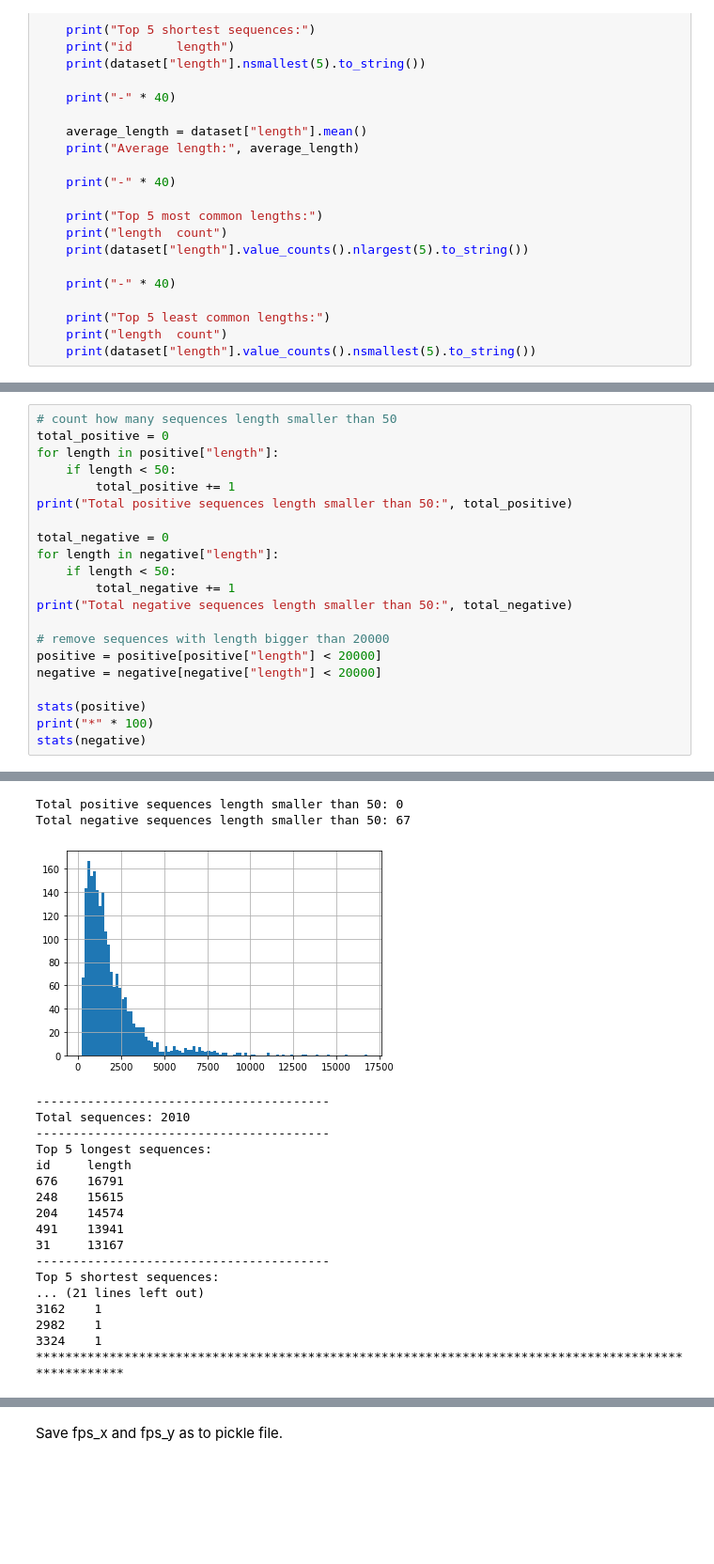
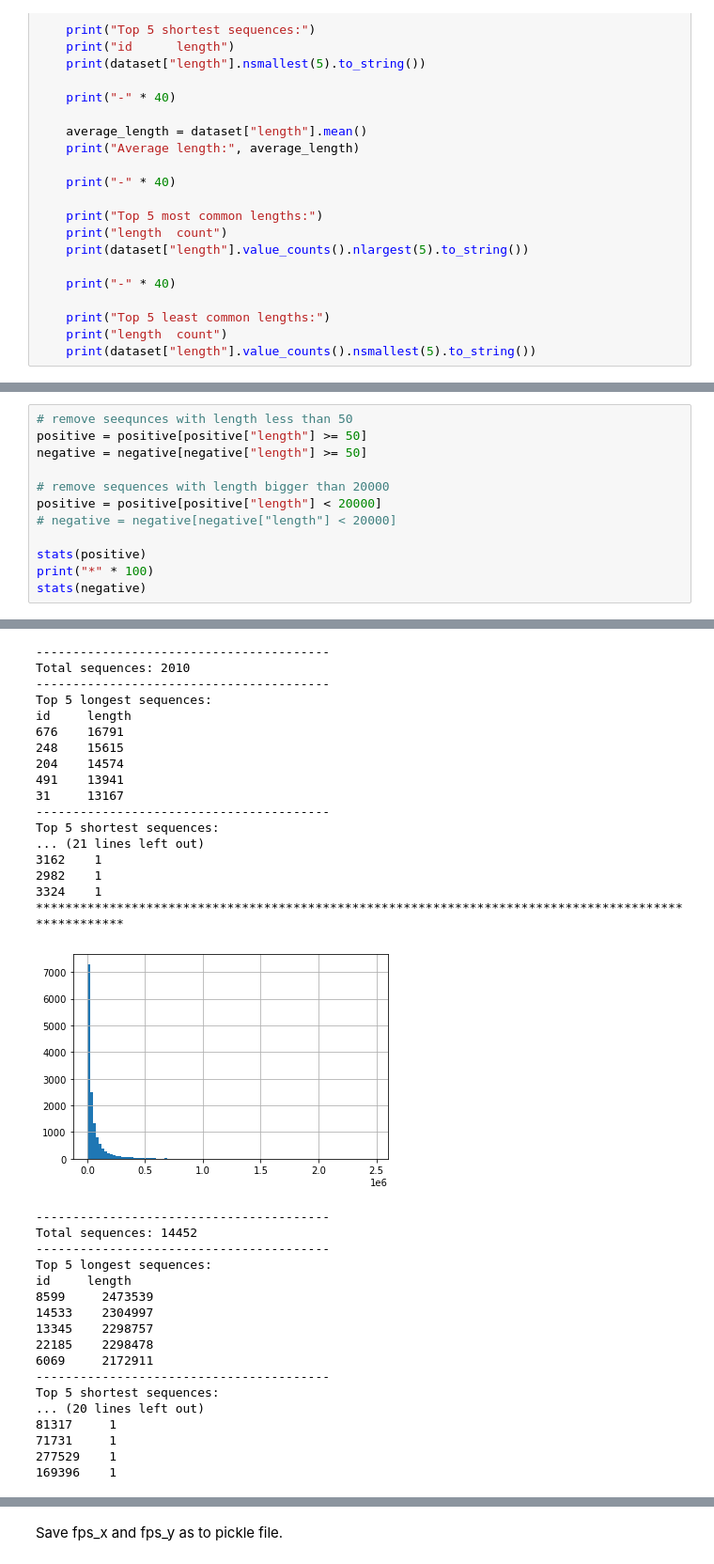
Before and after one commit to BioSystemsUM/propythia, a Jupyter notebook: src/propythia/DNA/deep_ml/DeepHE_stats.ipynb, the cells around one changed output, grey strips where cells are left out. Shown at 94% size. Cells and saved outputs as stored; diff of their text form; blank space fills up the shorter version.

```diff
--- a/src/propythia/DNA/deep_ml/DeepHE_stats.ipynb
+++ b/src/propythia/DNA/deep_ml/DeepHE_stats.ipynb
@@ -100,20 +128,11 @@ Top 5 shortest sequences:
 # %%
-# count how many sequences length smaller than 50
-total_positive = 0
-for length in positive["length"]:
-    if length < 50:
-        total_positive += 1
-print("Total positive sequences length smaller than 50:", total_positive)
-
-total_negative = 0
-for length in negative["length"]:
-    if length < 50:
-        total_negative += 1
-print("Total negative sequences length smaller than 50:", total_negative)
+# remove seequnces with length less than 50
+positive = positive[positive["length"] >= 50]
+negative = negative[negative["length"] >= 50]
 
 # remove sequences with length bigger than 20000
 positive = positive[positive["length"] < 20000]
-negative = negative[negative["length"] < 20000]
+# negative = negative[negative["length"] < 20000]
 
 stats(positive)
 print("*" * 100)
@@ -122,20 +142,35 @@ stats(negative)
-Total positive sequences length smaller than 50: 0
-Total negative sequences length smaller than 50: 67
+----------------------------------------
+Total sequences: 2010
+----------------------------------------
+Top 5 longest sequences:
+id     length
+676    16791
+248    15615
+204    14574
+491    13941
+31     13167
+----------------------------------------
+Top 5 shortest sequences:
+... (21 lines left out)
+3162    1
+2982    1
+3324    1
+****************************************************************************************************
-[figure]
+[figure, new version]
 ----------------------------------------
-Total sequences: 2010
+Total sequences: 14452
 ----------------------------------------
 Top 5 longest sequences:
 id     length
-676    16791
-248    15615
-204    14574
-491    13941
-31     13167
+8599     2473539
+14533    2304997
+13345    2298757
+22185    2298478
+6069     2172911
 ----------------------------------------
 Top 5 shortest sequences:
-... (21 lines left out)
-3162    1
-2982    1
-3324    1
-****************************************************************************************************
+... (20 lines left out)
+81317     1
+71731     1
+277529    1
+169396    1
```
Also changed, not shown: parts of 6 cells of this notebook, 7 other files.
